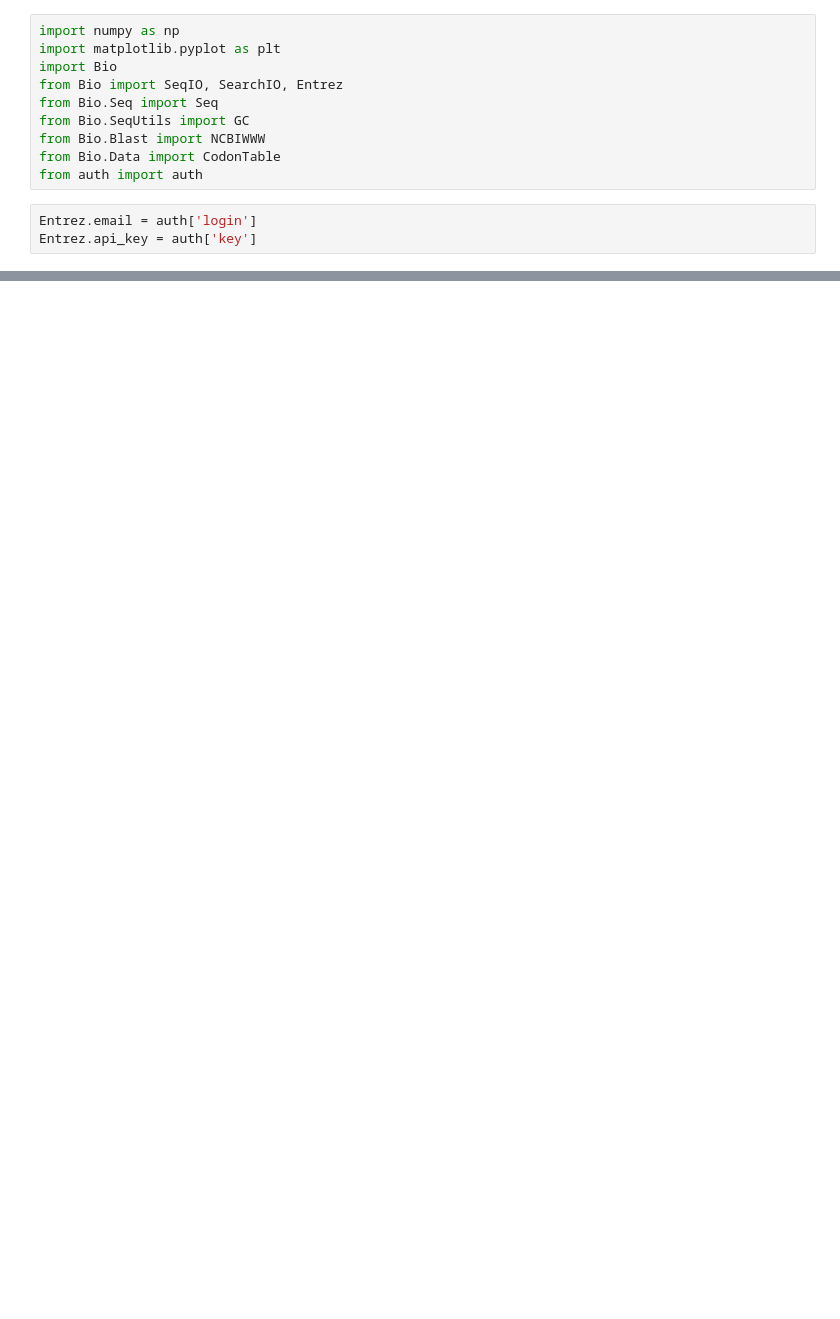
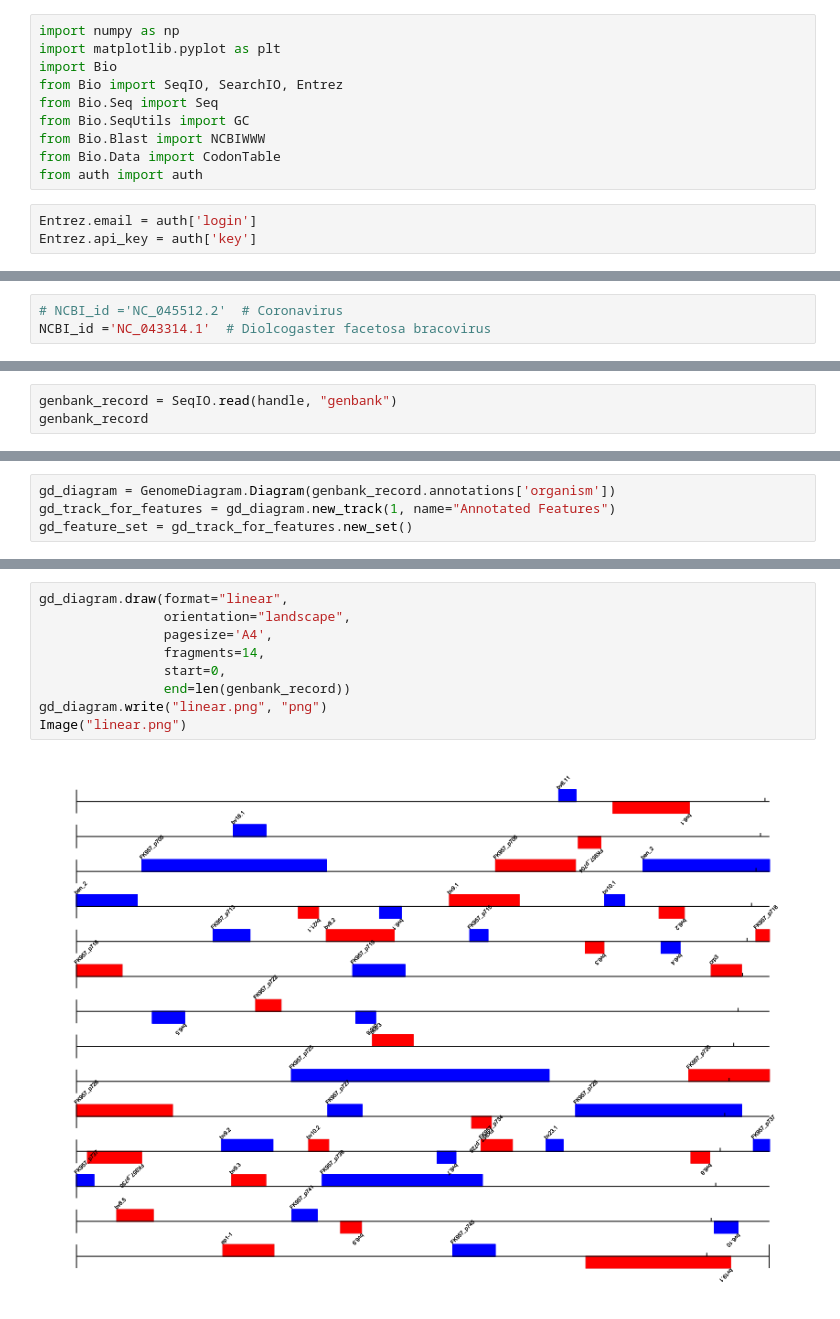
Before and after one commit to YaroslavRy/biopython-virus, a Jupyter notebook: Viruses-Analysis.ipynb, the cells around one changed output, grey strips where cells are left out. Drawn from its saved outputs; the diff is of its cells as text; blank space fills up the shorter version.

```diff
--- a/Viruses-Analysis.ipynb
+++ b/Viruses-Analysis.ipynb
@@ -16,2 +14,5 @@ NCBI_id = 'NC_045512.2'
+# %%
+# NCBI_id ='NC_045512.2'  # Coronavirus
+NCBI_id ='NC_043314.1'  # Diolcogaster facetosa bracovirus
 # %%
 handle = Entrez.efetch(db="nucleotide", id=NCBI_id, retmode="text", rettype="gb")
@@ -37,0 +20,3 @@ handle.read().split('\n')
+# %%
+genbank_record = SeqIO.read(handle, "genbank")
+genbank_record
@@ -37,0 +106,4 @@ handle.read().split('\n')
+# %%
+gd_diagram = GenomeDiagram.Diagram(genbank_record.annotations['organism'])
+gd_track_for_features = gd_diagram.new_track(1, name="Annotated Features")
+gd_feature_set = gd_track_for_features.new_set()
@@ -37,0 +119,11 @@ handle.read().split('\n')
+# %%
+gd_diagram.draw(format="linear",
+                orientation="landscape",
+                pagesize='A4',
+                fragments=14,
+                start=0,
+                end=len(genbank_record))
+gd_diagram.write("linear.png", "png")
+Image("linear.png")
+# %% [output]
+[figure, added]
```
Also changed, not shown: parts of 15 cells of this notebook.
